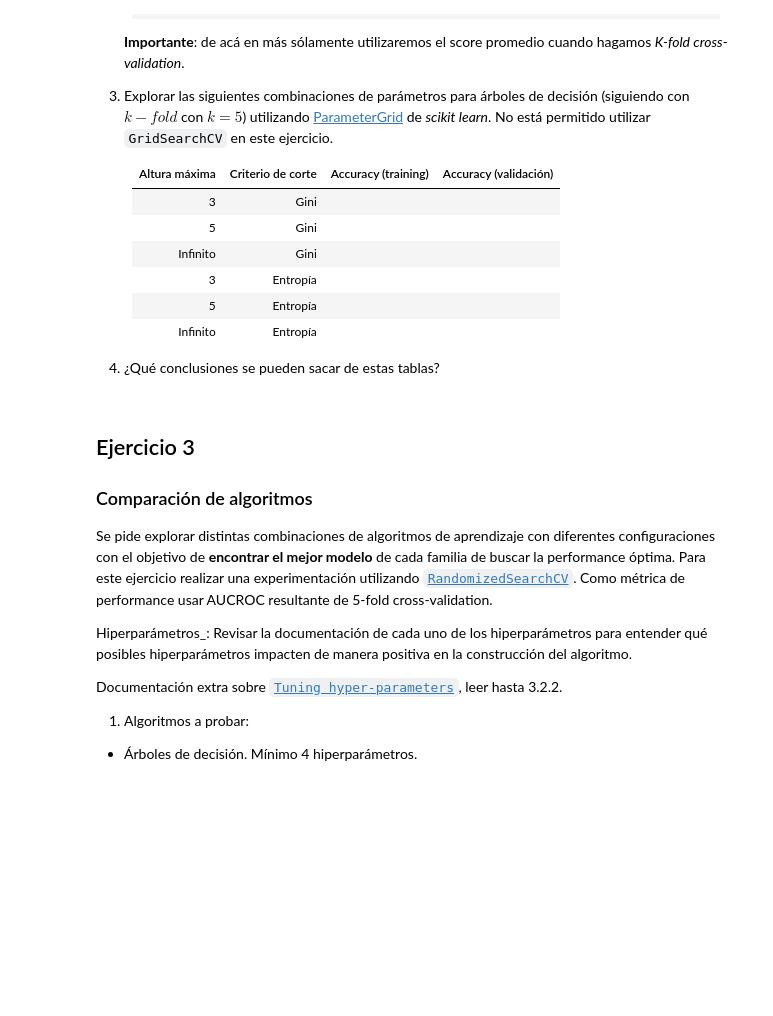
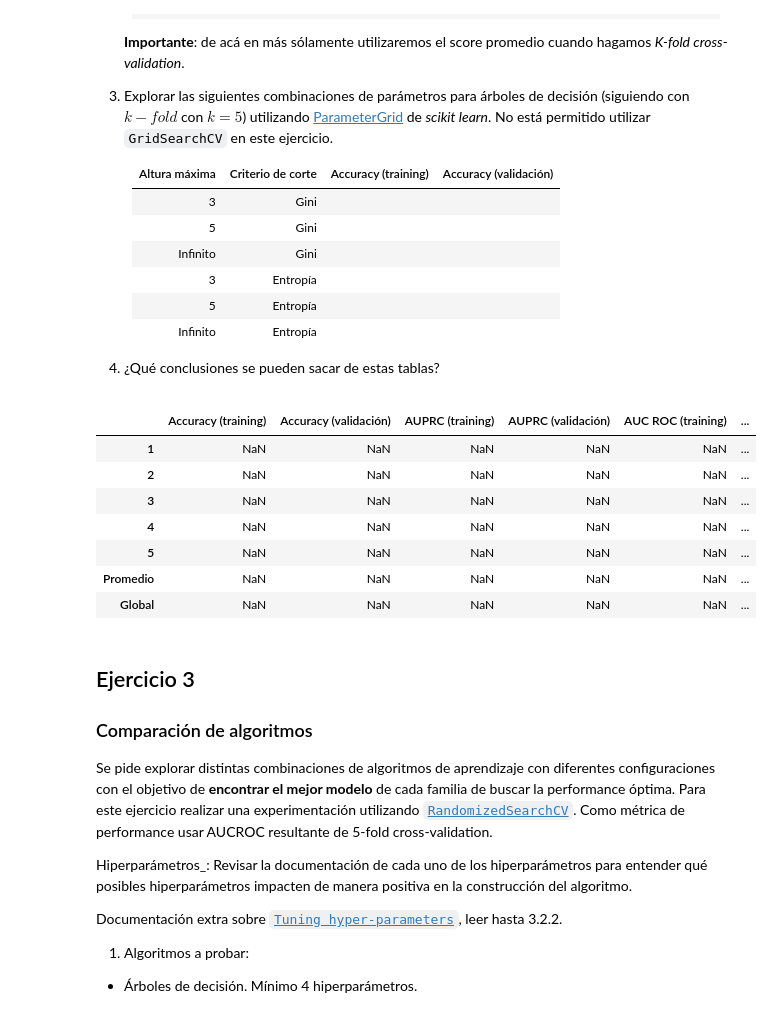
Before and after one commit to fourofclubs001/TP-Aprendizaje-Automatico, a Jupyter notebook: Enunciado.ipynb, the cells around one changed output. Drawn from its saved outputs; the diff is of its cells as text; code cells hidden in the pictures; blank space fills up the shorter version.

```diff
--- a/Enunciado.ipynb
+++ b/Enunciado.ipynb
@@ -325,3 +350,17 @@ Para este punto, la tarea consiste en construir y evaluar modelos de tipo **árb
+# %%
+resultados = pd.DataFrame(columns=['Accuracy (training)', 'Accuracy (validación)', 'AUPRC (training)',
+                              'AUPRC (validación)', 'AUC ROC (training)', 'AUC ROC (validación)'],
+                     index=['1','2','3','4','5','Promedio', 'Global'])
+resultados
+# %% [output]
+|  | Accuracy (training) | Accuracy (validación) | AUPRC (training) | AUPRC (validación) | AUC ROC (training) | ... |
+| 1 | NaN | NaN | NaN | NaN | NaN | ... |
+| 2 | NaN | NaN | NaN | NaN | NaN | ... |
+| 3 | NaN | NaN | NaN | NaN | NaN | ... |
+| 4 | NaN | NaN | NaN | NaN | NaN | ... |
+| 5 | NaN | NaN | NaN | NaN | NaN | ... |
+| Promedio | NaN | NaN | NaN | NaN | NaN | ... |
+| Global | NaN | NaN | NaN | NaN | NaN | ... |
 # %% [markdown]
 ## Ejercicio 3
 
```
Also changed, not shown: parts of 7 cells of this notebook.
